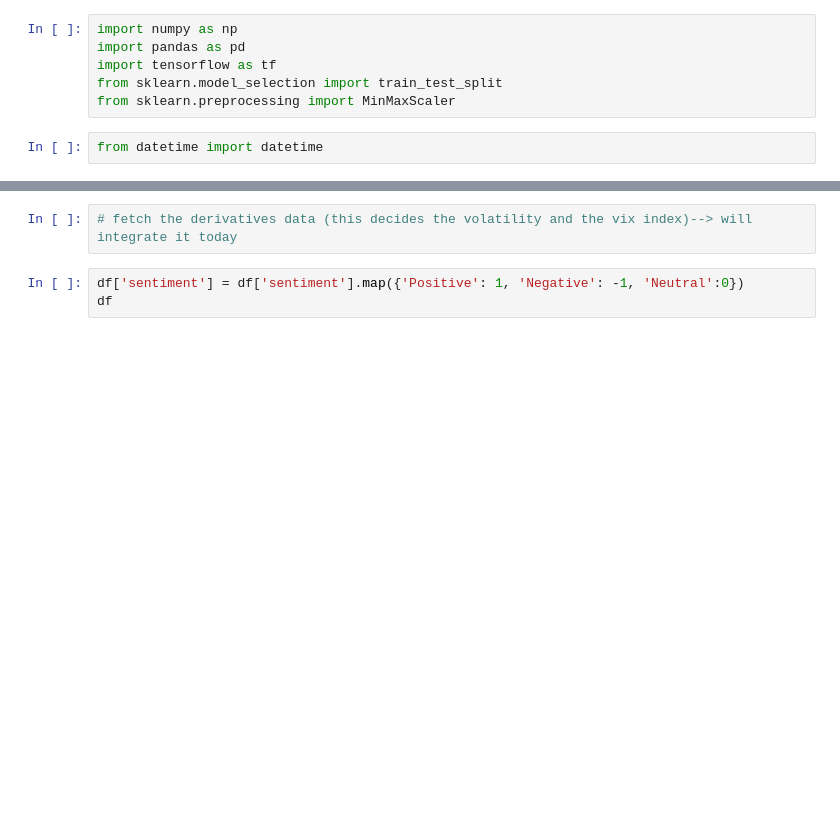
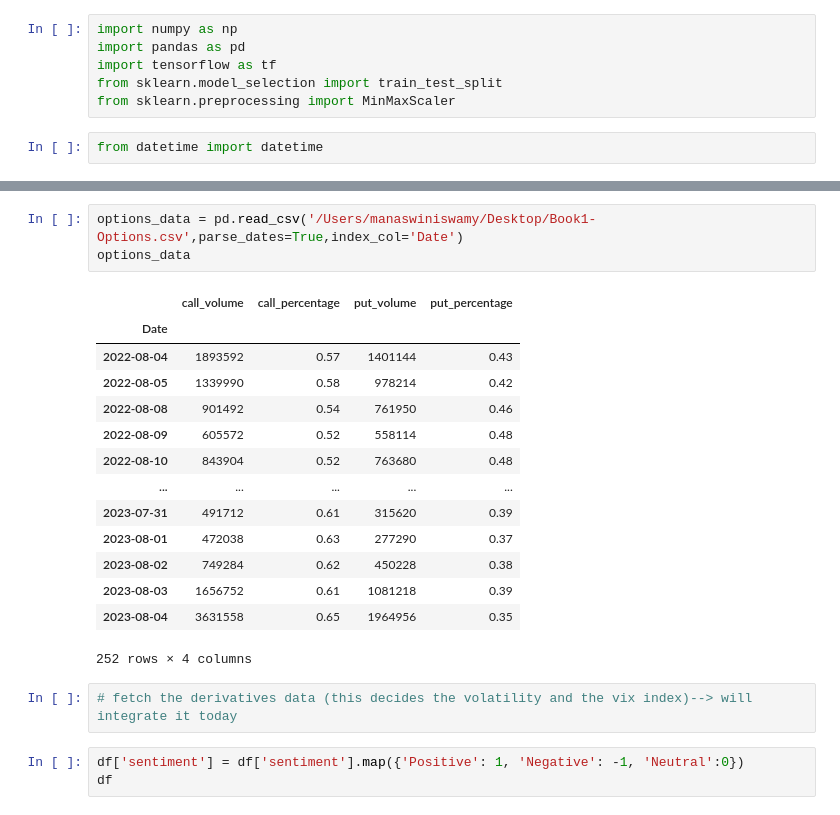
Before and after one commit to ManaswiniSwamy/GenerativeAI4Finance, a Jupyter notebook: GenAI4Finance-2.ipynb, the cells around one changed output, grey strips where cells are left out. Cells and saved outputs as stored; diff of their text form; blank space fills up the shorter version.

```diff
--- a/GenAI4Finance-2.ipynb
+++ b/GenAI4Finance-2.ipynb
@@ -48,5 +48,23 @@ print(df)
 
 [9900 rows x 3 columns]
+# %%
+options_data = pd.read_csv('/Users/manaswiniswamy/Desktop/Book1-Options.csv',parse_dates=True,index_col='Date')
+options_data
+# %% [output]
+|  | call_volume | call_percentage | put_volume | put_percentage |
+| Date |  |  |  |  |
+| 2022-08-04 | 1893592 | 0.57 | 1401144 | 0.43 |
+| 2022-08-05 | 1339990 | 0.58 | 978214 | 0.42 |
+| 2022-08-08 | 901492 | 0.54 | 761950 | 0.46 |
+| 2022-08-09 | 605572 | 0.52 | 558114 | 0.48 |
+| 2022-08-10 | 843904 | 0.52 | 763680 | 0.48 |
+| ... | ... | ... | ... | ... |
+| 2023-07-31 | 491712 | 0.61 | 315620 | 0.39 |
+| 2023-08-01 | 472038 | 0.63 | 277290 | 0.37 |
+| 2023-08-02 | 749284 | 0.62 | 450228 | 0.38 |
+| 2023-08-03 | 1656752 | 0.61 | 1081218 | 0.39 |
+| 2023-08-04 | 3631558 | 0.65 | 1964956 | 0.35 |
+252 rows × 4 columns
 # %%
 # fetch the derivatives data (this decides the volatility and the vix index)--> will integrate it today
 # %%
```
Also changed, not shown: parts of 9 cells of this notebook, 1 other file.
